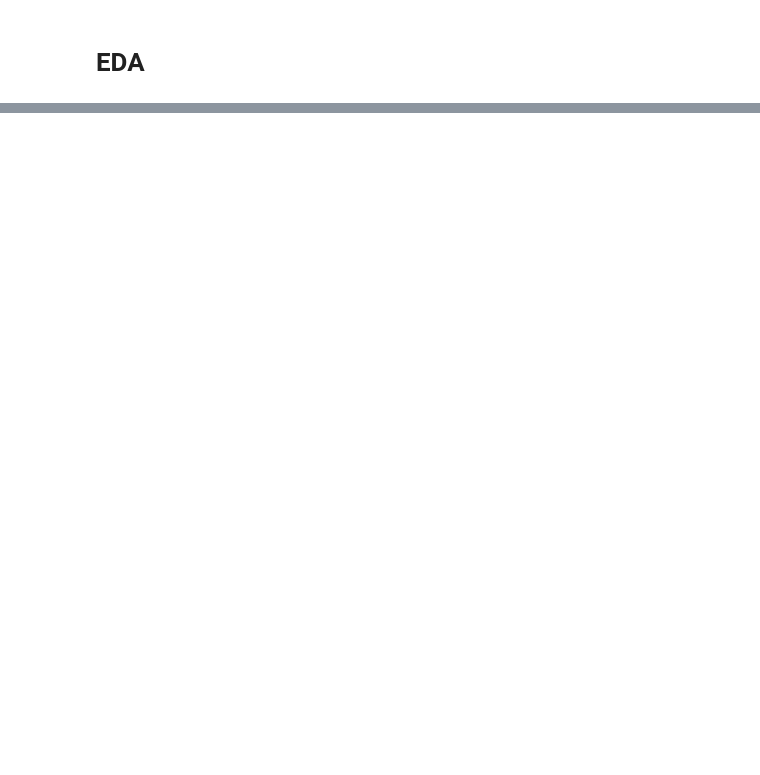
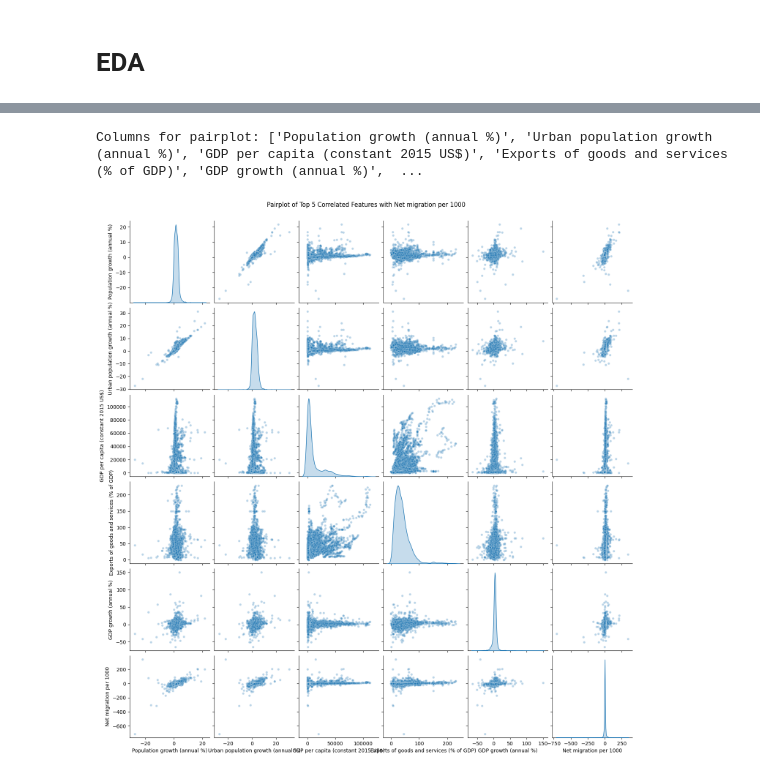
Before and after one commit to gsanaev/forecasting-migration-flows-ml, a Jupyter notebook: notebooks/02_eda.ipynb, the cells around one changed output, grey strips where cells are left out. Cells and saved outputs as stored; diff of their text form; code cells hidden in the pictures; blank space fills up the shorter version.

```diff
--- a/notebooks/02_eda.ipynb
+++ b/notebooks/02_eda.ipynb
@@ -378,0 +264,26 @@ print("✅ Feature engineering complete. Shape:", features.shape)
+# %%
+# ============================
+# 10. Pairplot (Top 5 correlations)
+# ============================
+
+# Get top 5 correlated features (excluding raw Net migration)
+top5 = all_corr.drop("Net migration", errors="ignore").head(5).index.tolist()
+
+# Ensure unique column list
+cols_for_plot = list(dict.fromkeys(top5 + ["Net migration per 1000"]))
+
+# Sanity check
+print("Columns for pairplot:", cols_for_plot)
+
+# Pairplot with small tweaks for readability
+sns.pairplot(
+    eda[cols_for_plot],
+    diag_kind="kde",
+    plot_kws={'alpha': 0.3, 's': 20}  # transparency & smaller points
+)
+
+plt.suptitle("Pairplot of Top 5 Correlated Features with Net migration per 1000", y=1.02)
+plt.show()
+# %% [output]
+Columns for pairplot: ['Population growth (annual %)', 'Urban population growth (annual %)', 'GDP per capita (constant 2015 US$)', 'Exports of goods and services (% of GDP)', 'GDP growth (annual %)',  ...
+[figure, added]
```
Also changed, not shown: parts of 49 cells of this notebook.
